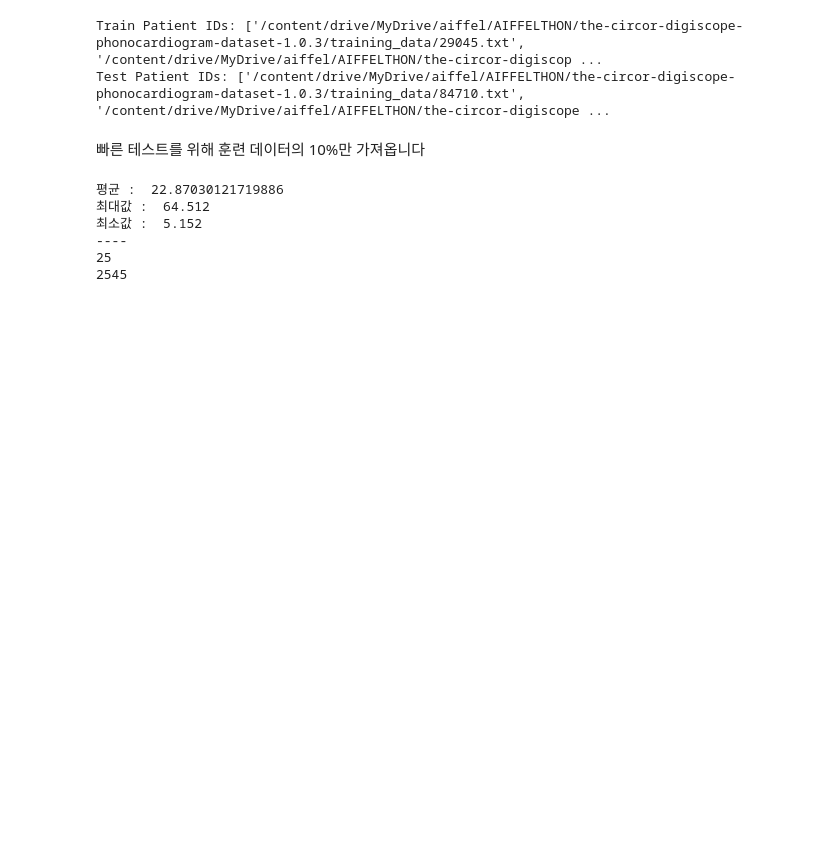
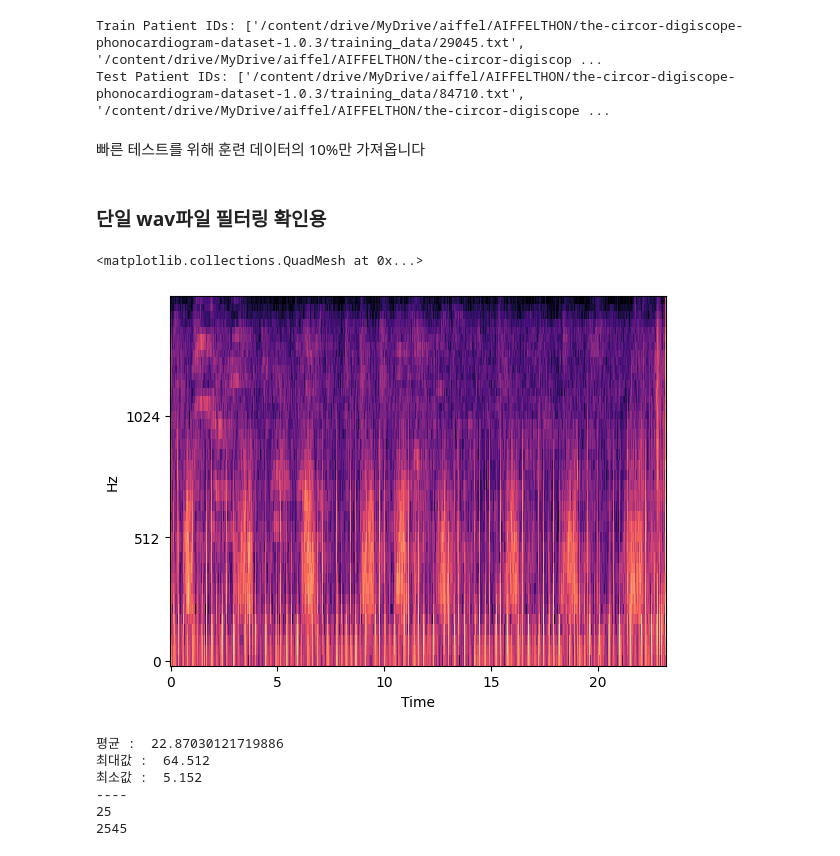
Before and after one commit to Jaewon-Sa/ECG_Signal_Detection, a Jupyter notebook: CustomDataset_Preprocessing.ipynb, the cells around one changed output. Drawn from its saved outputs; the diff is of its cells as text; code cells hidden in the pictures; blank space fills up the shorter version.

```diff
--- a/CustomDataset_Preprocessing.ipynb
+++ b/CustomDataset_Preprocessing.ipynb
@@ -69,6 +83,52 @@ for path_txt in txt_list:
             heas.append(hea)
             wavs.append(wav)
             tsvs.append(tsv)
+# %% [markdown]
+### 단일 wav파일 필터링 확인용
+# %%
+# 필터의 종류, 125Hz를 중간 주파수로 지정(심음 : 0~250Hz)
+# 필터 타입, 주파수, 샘플레이트, Q
+filters = [
+    ('lowpass', 'biquad', (Biquad.LOWPASS, 125, SAMPLE_RATE, 1.0)),
+    ('highpass', 'biquad', (Biquad.HIGHPASS, 125, SAMPLE_RATE, 1.0)),
+    ('bandpass', 'biquad', (Biquad.BANDPASS, 125, SAMPLE_RATE, 1.0)),
+    ('notch', 'biquad', (Biquad.NOTCH, 125, SAMPLE_RATE, 1.0)),
+    ('peak', 'biquad', (Biquad.PEAK, 125, SAMPLE_RATE, 1.0, 1.0)),
+    ('lowshelf', 'biquad', (Biquad.LOWSHELF, 125, SAMPLE_RATE, 1.0, 1.0)),
+    ('highshelf', 'biquad', (Biquad.HIGHSHELF, 125, SAMPLE_RATE, 1.0, 1.0))
+]
+# %%
+    def apply_filter_torchaudio(audio, params):
+        filter_type, cutoff_hz, sr, Q = params
+        biquad = Biquad(typ=filter_type, freq=cutoff_hz, srate=sr, Q=Q, dbGain=0)
+        filtered_audio = biquad.__call__(audio)
+        # b0, b1, b2, a1, a2 = biquad.constants()
+        # a0 = 1
+
+        # filtered_audio = torchaudio.functional.biquad(audio, b0, b1, b2, a0, a1, a2)
+
+        # filtered_audio = torchaudio.functional.lowpass_biquad(audio, sr, cutoff_hz, Q)
+
+        # filtered_audio = torch.tensor(np.array([biquad(sample) for sample in np.array(audio[0])]), dtype=torch.float32)
+        # filtered_audio = filtered_audio.unsqueeze(0)
+
+        return filtered_audio
+# %%
+x = torchaudio.load(os.path.join(PATH, wavs[1]))[0]
+x_filtered = apply_filter_torchaudio(x, filters[0][2])
+ms2 = ta_transforms.MelSpectrogram(sample_rate=SAMPLE_RATE,
+                            n_fft=128,
+                            win_length=100,
+                            n_mels=40,
+                            hop_length=HOP_LENGTH)(x_filtered)
+print(ms2.shape)
+# %%
+# 스펙트로그램 시각화
+librosa.display.specshow(
+    librosa.power_to_db(np.array(ms2[0]), ref=np.max), sr=SAMPLE_RATE, hop_length=HOP_LENGTH, x_axis='time', y_axis='mel', cmap='magma')
+# %% [output]
+<matplotlib.collections.QuadMesh at 0x...>
+[figure, added]
 # %%
 # 음성 길이 확인
 hea_list=[]
```
Also changed, not shown: parts of 26 cells of this notebook.
